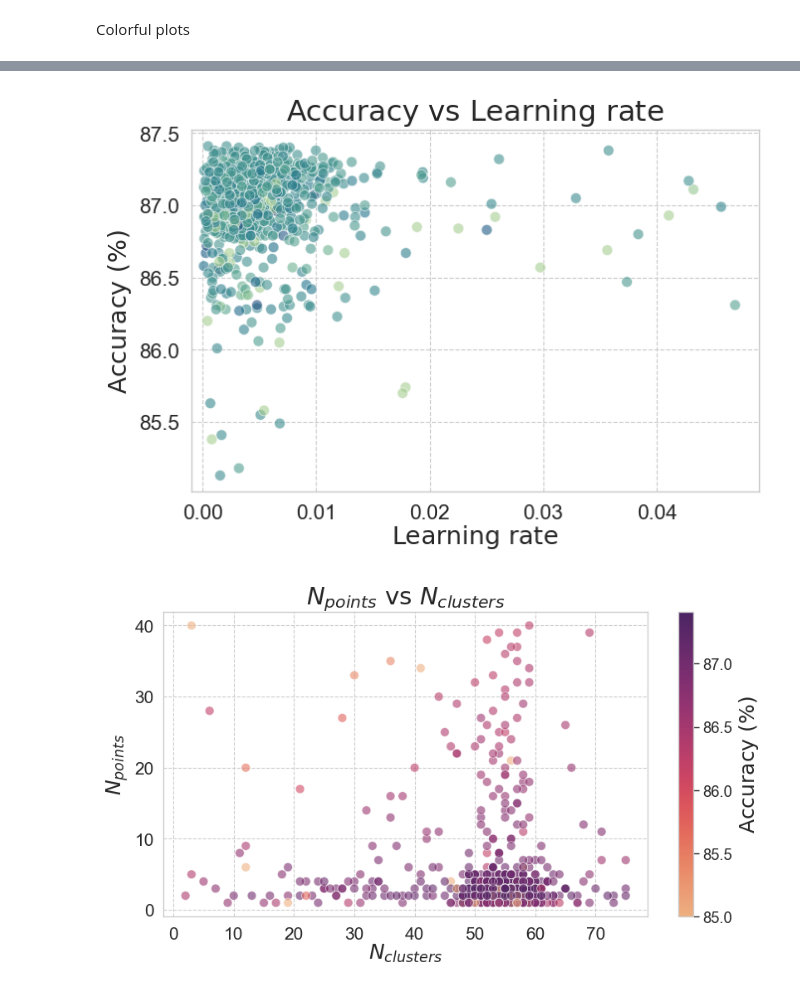
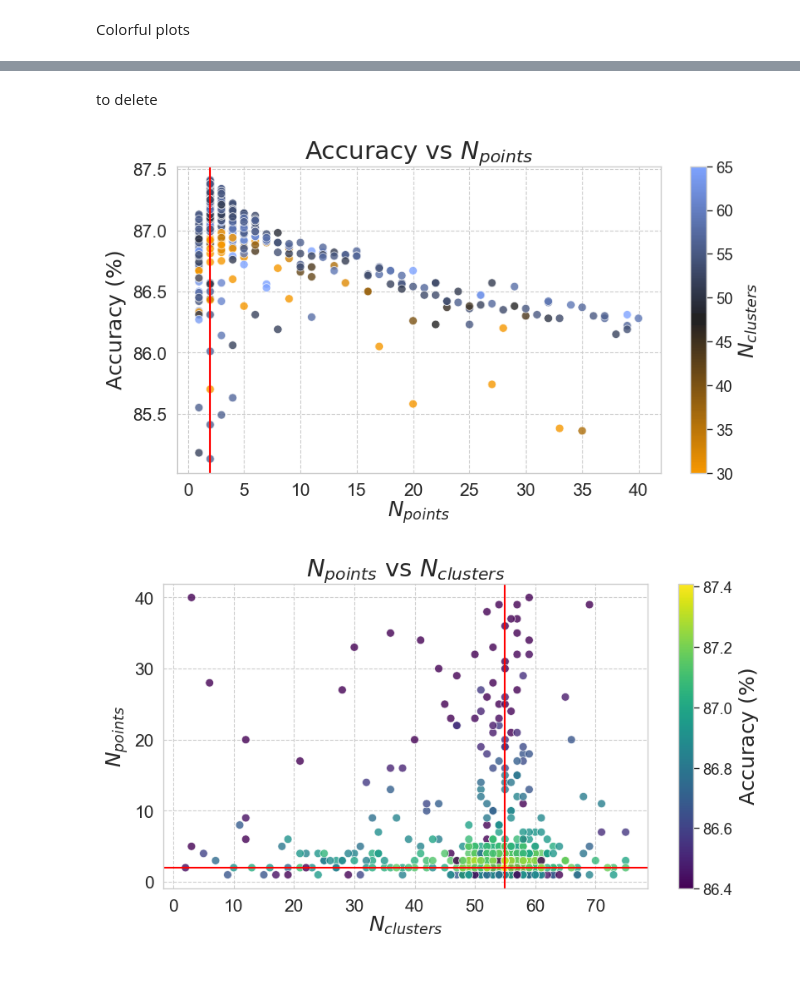
Before and after one commit to gmum/FeNeC, a Jupyter notebook: Notebooks/cifar_resnet.ipynb, the cells around one changed output, grey strips where cells are left out. Saved outputs shown, nothing was run; the diff lists cells and outputs as text; code cells hidden in the pictures.

Commit message:
Best accuracy visualisation on plots

```diff
--- a/Notebooks/cifar_resnet.ipynb
+++ b/Notebooks/cifar_resnet.ipynb
@@ -126,0 +145,16 @@ Colorful plots
+# %%
+import utils
+
+study_name = "KNNKMeansDataset5"
+name = "FeNeC_ResNet_ImageNet_Subset"
+x_name, y_name, hue_name = "n_clusters", "n_neighbors", "accuracy"
+
+df = utils.load_from_csv(study_name=study_name, path='../results/final/')
+path_to_pdf = f"plots/{name}_{y_name}_vs_{x_name}.pdf"
+
+utils.plot_acc_param_hue(df, x_name, y_name, hue_name,
+                         ylim=False, ylim_set=None, xlim_set=None, only_later=None,
+                         s_plot=50, alpha_plot=0.8, line_style=2,
+                         palette='viridis', show_bar=True, bar_lim=(68, None),
+                         title_pad=7, label_pad=0, font_scale=1.5,
+                         fig_size=(7, 5), path_to_pdf=path_to_pdf) # mako, rocket_r, flare, crest_r
@@ -127,21 +163,33 @@ Colorful plots
+# %% [markdown]
+to delete
 # %%
 import utils
+import seaborn as sns
 
 study_name = "Dataset1GradKNNFinalSearchFinalFinal"
 name = "FeLoC_ViT_CIFAR" #"FeNeC_ResNet_ImageNet_Subset"
-x_name, y_name, hue_name = "lr", "accuracy", "n_clusters"
+x_name, y_name, hue_name = "n_points", "accuracy", "n_clusters"
 
 df = utils.load_from_csv(study_name=study_name, path='../results/final/')
 path_to_pdf = f"plots/{name}_{y_name}_vs_{x_name}.pdf"
 
+custom_palette = sns.diverging_palette(
+    50, 260,        # Hue range
+    s=150,          # Saturation
+    l=70,           # Lightness
+    sep=10,         # Separation between hues
+    center="dark",
+    as_cmap=True
+)
+
 utils.plot_acc_param_hue(df, x_name, y_name, hue_name,
-                         ylim=True, ylim_set=85.1, xlim_set=(-0.001, 0.049), only_later=None,
-                         s_plot=60, alpha_plot=0.6,
-                         palette='crest', show_bar=False, bar_lim=(40, None),
+                         ylim=True, ylim_set=85.1, xlim_set=None, only_later=None, # (-0.001, 0.049)
+                         s_plot=50, alpha_plot=0.8, line_style=1,
+                         palette=custom_palette, show_bar=True, bar_lim=(30, 65),
                          title_pad=7, label_pad=0, font_scale=1.5,
                          fig_size=(7, 5), path_to_pdf=path_to_pdf) # mako, rocket_r, flare, crest_r
 # %% [output]
-[figure, old version]
+[figure, new version]
 # %%
 import utils
 
@@ -154,9 +202,9 @@ path_to_pdf = f"plots/{name}_{y_name}_vs_{x_name}.pdf"
 
 utils.plot_acc_param_hue(df, x_name, y_name, hue_name,
                          ylim=False, ylim_set=None, xlim_set=None, only_later=None,
-                         s_plot=60, alpha_plot=0.6,
-                         palette='flare', show_bar=True, bar_lim=(85, None),
+                         s_plot=50, alpha_plot=0.8, line_style=2,
+                         palette='viridis', show_bar=True, bar_lim=(86.4, None),
                          title_pad=7, label_pad=0, font_scale=1.5,
                          fig_size=(7, 5), path_to_pdf=path_to_pdf) # mako, rocket_r, flare, crest_r
 # %% [output]
-[figure, old version]
+[figure, new version]
```
Also changed, not shown: parts of 2 cells of this notebook, 1 other file.
